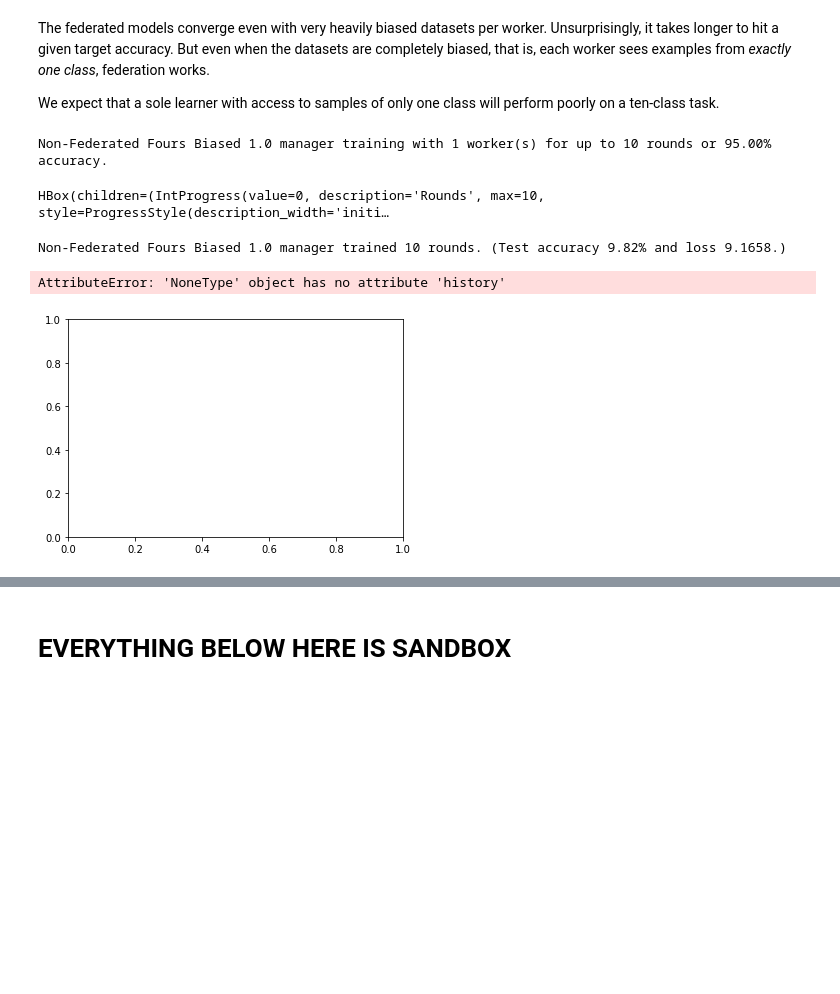
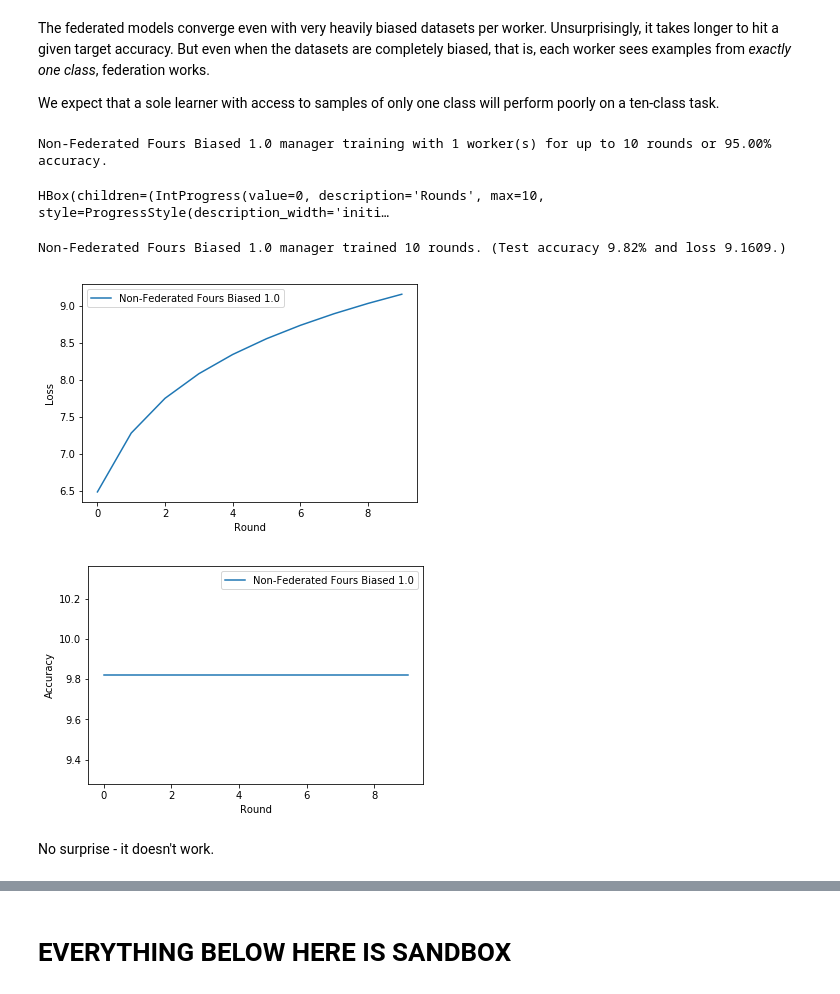
Before and after one commit to rmicallef/bfpytorch, a Jupyter notebook: MNIST-Fed-Part1.ipynb, the cells around one changed output, grey strips where cells are left out. Cells and saved outputs as stored; diff of their text form; code cells hidden in the pictures; blank space fills up the shorter version.

```diff
--- a/MNIST-Fed-Part1.ipynb
+++ b/MNIST-Fed-Part1.ipynb
@@ -509,7 +495,7 @@ Here's what our dataset looks like. About a tenth of the samples and heavy on th
 
 Now let's see what happens when we train with this subset. As before, we won't use any federation here, just less data and a little bias in the data we do have.
 # %%
-nonfed_four_mgr = make_mgr('Non-Federated Fours Biased 0.25', [nonfed_four_dl], test_dset)
+nonfed_four_mgr = FederatedManager('Non-Federated Fours Biased 0.25', [nonfed_four_dl], test_dset, Net)
 
 run_mgr(nonfed_four_mgr, default_n_rounds, default_target_acc)
 # %% [output]
@@ -529,7 +515,7 @@ We should see that the limited-data model converges more slowly than the full da
 So how much of the problem here is bias in the data, and how much is the limited number of samples? Let's try a non-federated simulation with the same number of samples, but with no bias in the data.
 # %%
 #nonfed_subset_mgr = eval_new_mgr('Non-Federated Subset Unbiased', make_fed_dloaders(train_dset, p=0.0)[4], test_dset)
-nonfed_subset_mgr = make_mgr('Non-Federated Subset Unbiased', make_fed_dloaders(train_dset, p=0.0)[4], test_dset)
+nonfed_subset_mgr = FederatedManager('Non-Federated Subset Unbiased', [make_fed_dloaders(train_dset, p=0.0)[4]], test_dset, Net)
 run_mgr(nonfed_subset_mgr, default_n_rounds, default_target_acc)
 # %% [output]
 Non-Federated Subset Unbiased manager training with 1 worker(s) for up to 10 rounds or 95.00% accuracy.
@@ -580,7 +566,7 @@ HBox(children=(IntProgress(value=0, description='Tabulating datasets', max=10, s
 # %% [markdown]
 So we can see that each of our ten workers has about the same number of each digit, i.e., the digit `5` is spread pretty evenly across the workers, and is probably lower in number for any given worker than the digit `1`, `1` being the most frequent digit in the MNIST set.
 # %%
-fed_equal_mgr = make_mgr('Federated Equal', fed_equal_dls, test_dset)
+fed_equal_mgr = FederatedManager('Federated Unbiased', fed_equal_dls, test_dset, Net)
 
 run_mgr(fed_equal_mgr, default_n_rounds, default_target_acc)
 # %% [output]
@@ -667,7 +657,7 @@ Counter({9: 871, 1: 612, 2: 589, 7: 586, 0: 570, 3: 563, 4: 558, 6: 554, 5: 548,
 # %% [markdown]
 Now let's see how the federated approach performs with variation in the worker datasets.
 # %%
-fed_weighted_mgr = make_mgr('Fed Bias', fed_weighted_dls, test_dset)
+fed_weighted_mgr = FederatedManager('Fed Bias', fed_weighted_dls, test_dset, Net)
 run_mgr(fed_weighted_mgr, default_n_rounds, default_target_acc)
 plot_mgr(fed_weighted_mgr)
 
@@ -724,17 +714,21 @@ We expect that a sole learner with access to samples of only one class will perf
 # %%
 nonfed_allfours_dl = make_fed_dloaders(train_dset, p=1.0)[4]
 
-nonfed_allfours_mgr = make_mgr('Non-Federated Fours Biased 1.0', [nonfed_allfours_dl], test_dset)
+nonfed_allfours_mgr = FederatedManager('Non-Federated Fours Biased 1.0', [nonfed_allfours_dl], test_dset, Net)
 
 run_mgr(nonfed_allfours_mgr, default_n_rounds, default_target_acc)
 
 plot_mgr(nonfed_allfours_mgr)
+
+#nonfed_allfours_mgr = eval_new_mgr('Non-Federated Fours Biased 1.0', train_dset, test_dset, p=1.0, n_rounds=default_n_rounds, target_acc=default_target_acc)
 # %% [output]
 Non-Federated Fours Biased 1.0 manager training with 1 worker(s) for up to 10 rounds or 95.00% accuracy.
 HBox(children=(IntProgress(value=0, description='Rounds', max=10, style=ProgressStyle(description_width='initi…
-Non-Federated Fours Biased 1.0 manager trained 10 rounds. (Test accuracy 9.82% and loss 9.1658.)
+Non-Federated Fours Biased 1.0 manager trained 10 rounds. (Test accuracy 9.82% and loss 9.1609.)
-AttributeError: 'NoneType' object has no attribute 'history'
-[figure, old version]
+[figure, new version]
+[figure, added]
+# %% [markdown]
+No surprise - it doesn't work.
 # %%
 mgrs.append(nonfed_allfours_mgr)
 
```
Also changed, not shown: parts of 34 cells of this notebook.
